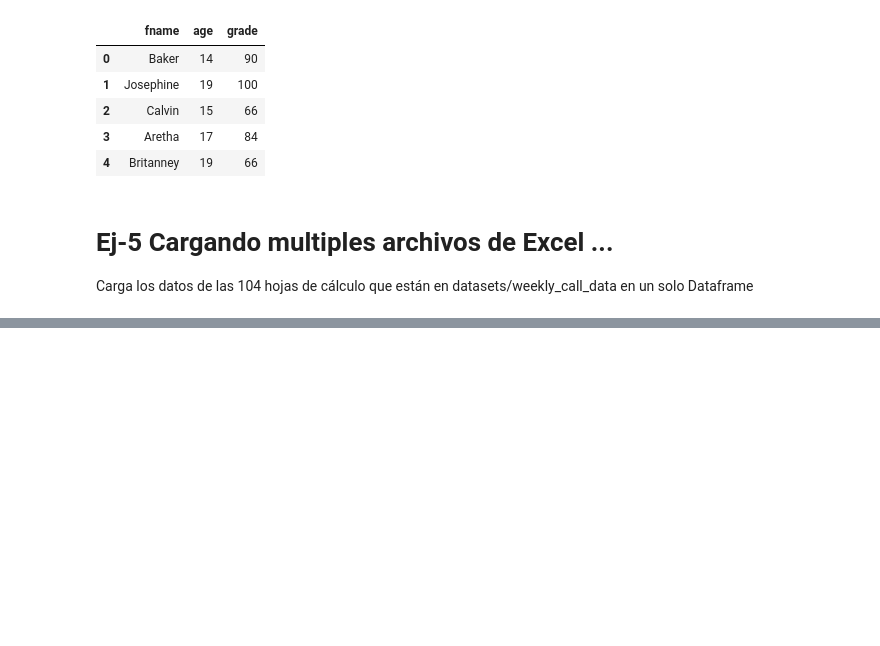
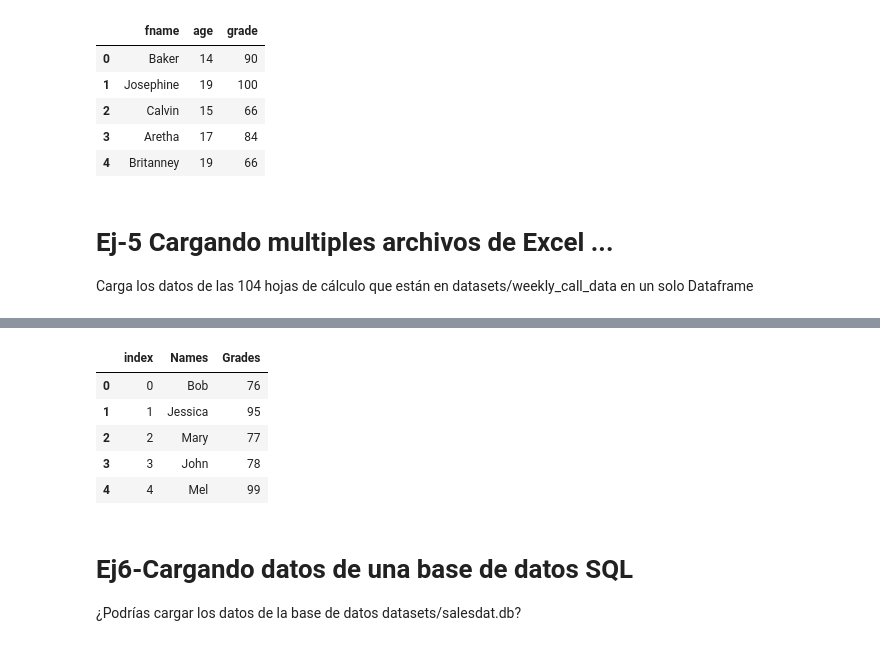
Before and after one commit to MarianaArzapalo/1-ADescDatos, a Jupyter notebook: 00-es_datos.ipynb, the cells around one changed output, grey strips where cells are left out. Drawn from its saved outputs; the diff is of its cells as text; code cells hidden in the pictures; blank space fills up the shorter version.

```diff
--- a/00-es_datos.ipynb
+++ b/00-es_datos.ipynb
@@ -271,0 +299,13 @@ Carga los datos de las 104 hojas de cálculo que están en datasets/weekly_call_
+# %%
+sales_data_df.tail()
+# %% [output]
+|  | index | Names | Grades |
+| 0 | 0 | Bob | 76 |
+| 1 | 1 | Jessica | 95 |
+| 2 | 2 | Mary | 77 |
+| 3 | 3 | John | 78 |
+| 4 | 4 | Mel | 99 |
+# %% [markdown]
+# Ej6-Cargando datos de una base de datos SQL
+
+¿Podrías cargar los datos de la base de datos datasets/salesdat.db?
```
Also changed, not shown: parts of 2 cells of this notebook, 1 other file.
